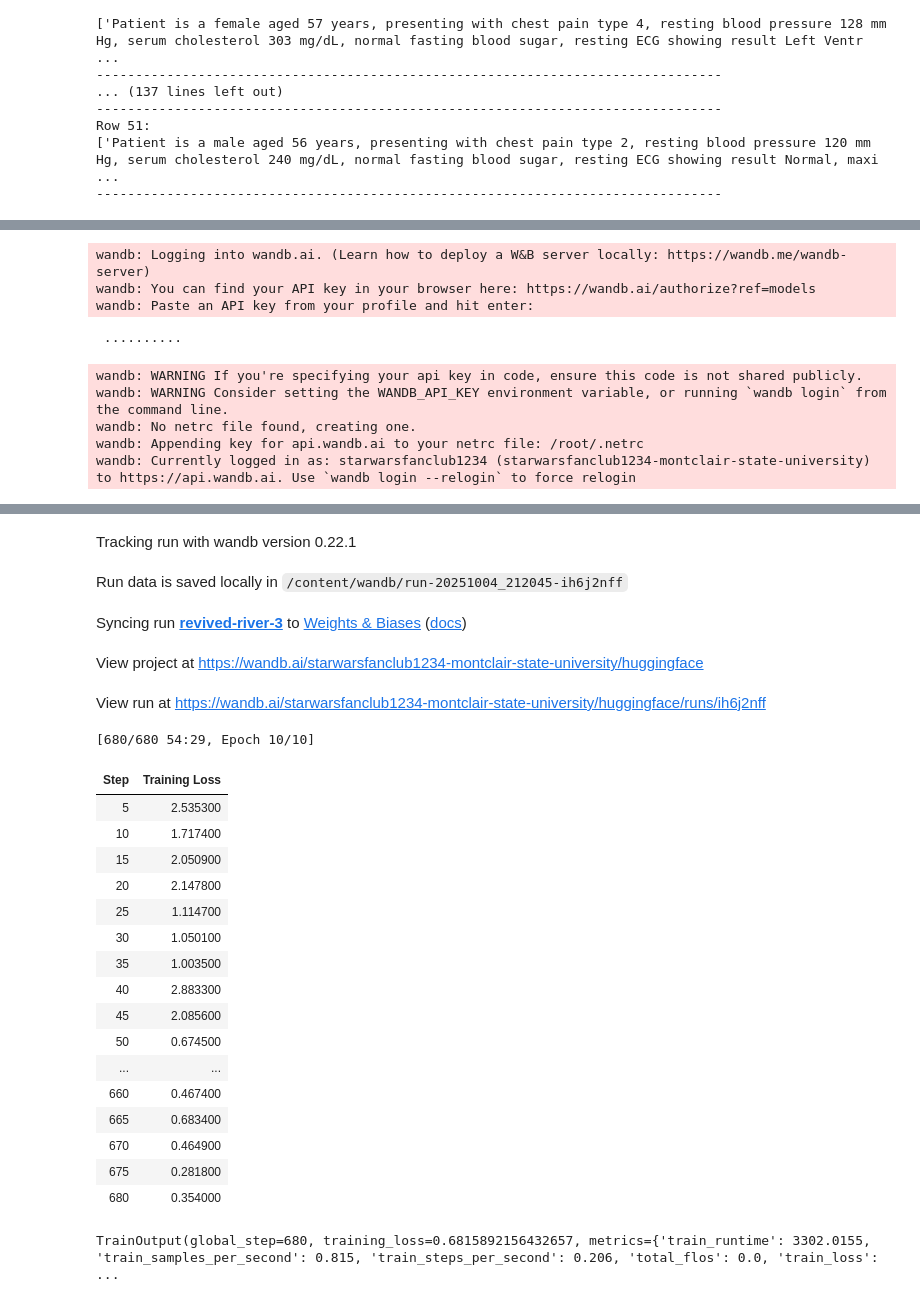
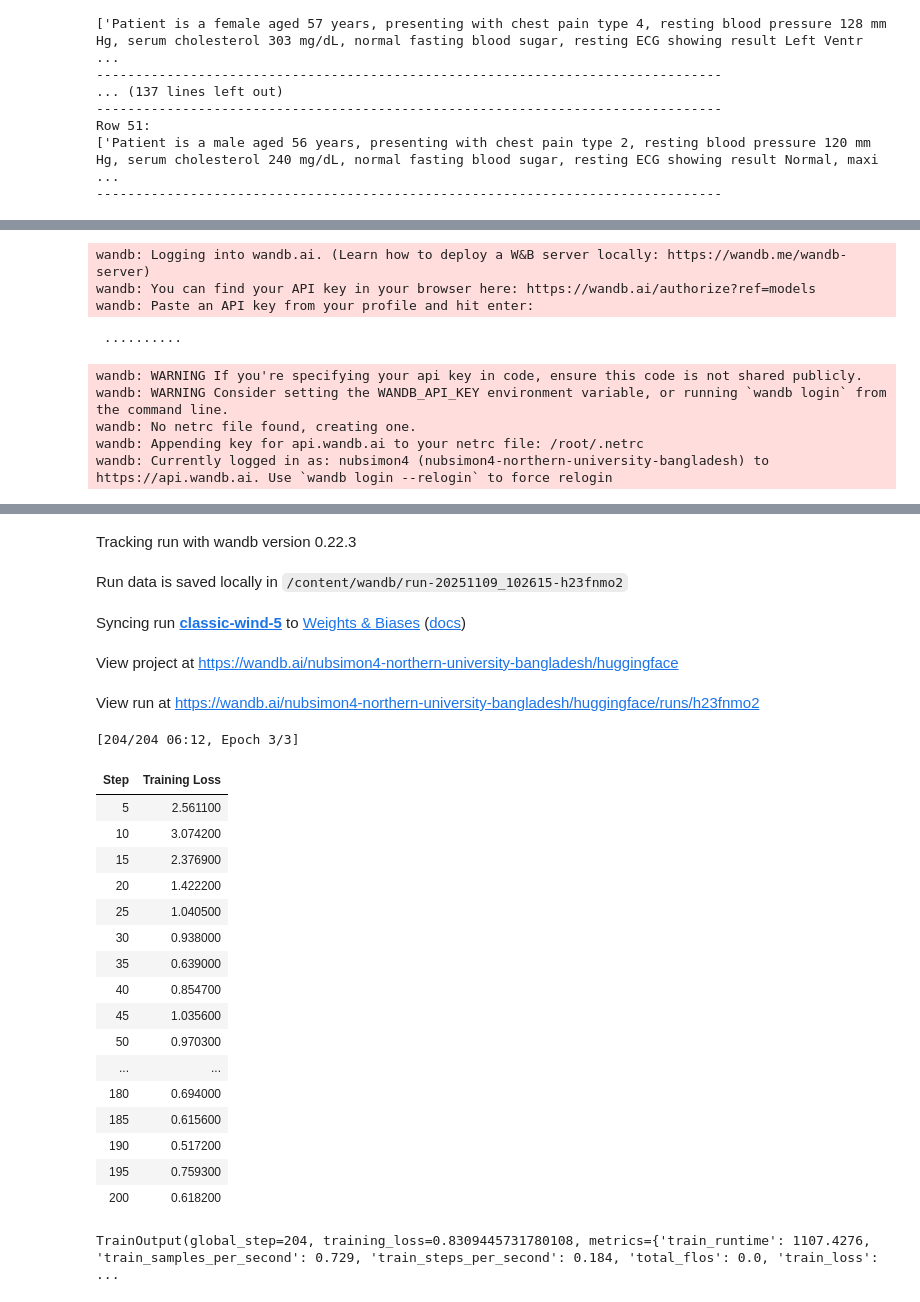
Before and after one commit to Simon-48/Disease-Specific-LLMs, a Jupyter notebook: Heart Disease/HeartDiseaseGPT.ipynb, the cells around one changed output, grey strips where cells are left out. Drawn from its saved outputs; the diff is of its cells as text; code cells hidden in the pictures.

```diff
--- a/Heart Disease/HeartDiseaseGPT.ipynb
+++ b/Heart Disease/HeartDiseaseGPT.ipynb
@@ -837,3 +837,18 @@ We take the trained GPT-2 model and look at how much each input token “influen
 In simple terms: we compute the gradient of the model’s output (the predicted class score) with respect to each input token’s embedding. The size of this gradient tells us how sensitive the prediction is to changes in that token. Larger gradients mean the model relies more on that token to make its decision.
 
 This is a post-hoc interpretability method that works directly on the trained model without modifying it, and it’s widely used in NLP for token-level importance visualization.
+# %%
+# Combine x_test and y_test
+merged_df = pd.concat([x_test, y_test], axis=1)
+
+# Assume y_test column name is 'label' (adjust if different)
+# If y_test has no column name, assign one
+if merged_df.columns[-1] not in ['label', 'y_test']:
+    merged_df.columns = list(merged_df.columns[:-1]) + ['label']
+
+# Filter rows where label == 1
+positive_cases = merged_df[merged_df['label'] == 1]
+
+# Print texts for positive cases
+for idx, row in positive_cases.iterrows():
+    print(f"Row {idx + 1}:\n{row[0]}\n{'-'*80}")
@@ -947,6 +980,7 @@ class GPT2ForClassification(nn.Module):
 # =====================
 # 4. Load dataset
 # =====================
+
 def df_to_list(df):
     if isinstance(df, pd.DataFrame):
         return df.squeeze().astype(str).tolist()
@@ -972,7 +1006,7 @@ model.to(device)
 training_args = TrainingArguments(
     output_dir="./results",
     per_device_train_batch_size=2,
-    num_train_epochs=10,
+    num_train_epochs=3,
     weight_decay=0.01,
     logging_dir="./logs",
     logging_steps=5,
@@ -1014,4 +1047,4 @@ wandb: WARNING If you're specifying your api key in code, ensure this code is no
 wandb: WARNING Consider setting the WANDB_API_KEY environment variable, or running `wandb login` from the command line.
 wandb: No netrc file found, creating one.
 wandb: Appending key for api.wandb.ai to your netrc file: /root/.netrc
-wandb: Currently logged in as: starwarsfanclub1234 (starwarsfanclub1234-montclair-state-university) to https://api.wandb.ai. Use `wandb login --relogin` to force relogin
+wandb: Currently logged in as: nubsimon4 (nubsimon4-northern-university-bangladesh) to https://api.wandb.ai. Use `wandb login --relogin` to force relogin
@@ -1019,25 +1052,25 @@ wandb: Currently logged in as: starwarsfanclub1234 (starwarsfanclub1234-montclai
-Tracking run with wandb version 0.22.1
+Tracking run with wandb version 0.22.3
-Run data is saved locally in /content/wandb/run-20251004_212045-ih6j2nff
+Run data is saved locally in /content/wandb/run-20251109_102615-h23fnmo2
-Syncing run revived-river-3 to Weights & Biases (docs)
+Syncing run classic-wind-5 to Weights & Biases (docs)
-View project at https://wandb.ai/starwarsfanclub1234-montclair-state-university/huggingface
+View project at https://wandb.ai/nubsimon4-northern-university-bangladesh/huggingface
-View run at https://wandb.ai/starwarsfanclub1234-montclair-state-university/huggingface/runs/ih6j2nff
+View run at https://wandb.ai/nubsimon4-northern-university-bangladesh/huggingface/runs/h23fnmo2
-[680/680 54:29, Epoch 10/10]
+[204/204 06:12, Epoch 3/3]
 | Step | Training Loss |
-| 5 | 2.535300 |
-| 10 | 1.717400 |
-| 15 | 2.050900 |
-| 20 | 2.147800 |
-| 25 | 1.114700 |
-| 30 | 1.050100 |
-| 35 | 1.003500 |
-| 40 | 2.883300 |
-| 45 | 2.085600 |
-| 50 | 0.674500 |
+| 5 | 2.561100 |
+| 10 | 3.074200 |
+| 15 | 2.376900 |
+| 20 | 1.422200 |
+| 25 | 1.040500 |
+| 30 | 0.938000 |
+| 35 | 0.639000 |
+| 40 | 0.854700 |
+| 45 | 1.035600 |
+| 50 | 0.970300 |
 | ... | ... |
-| 660 | 0.467400 |
-| 665 | 0.683400 |
-| 670 | 0.464900 |
-| 675 | 0.281800 |
-| 680 | 0.354000 |
+| 180 | 0.694000 |
+| 185 | 0.615600 |
+| 190 | 0.517200 |
+| 195 | 0.759300 |
+| 200 | 0.618200 |
-TrainOutput(global_step=680, training_loss=0.6815892156432657, metrics={'train_runtime': 3302.0155, 'train_samples_per_second': 0.815, 'train_steps_per_second': 0.206, 'total_flos': 0.0, 'train_loss': ...
+TrainOutput(global_step=204, training_loss=0.8309445731780108, metrics={'train_runtime': 1107.4276, 'train_samples_per_second': 0.729, 'train_steps_per_second': 0.184, 'total_flos': 0.0, 'train_loss': ...
 # %%
```
Also changed, not shown: parts of 7 cells of this notebook, 5 other files.
